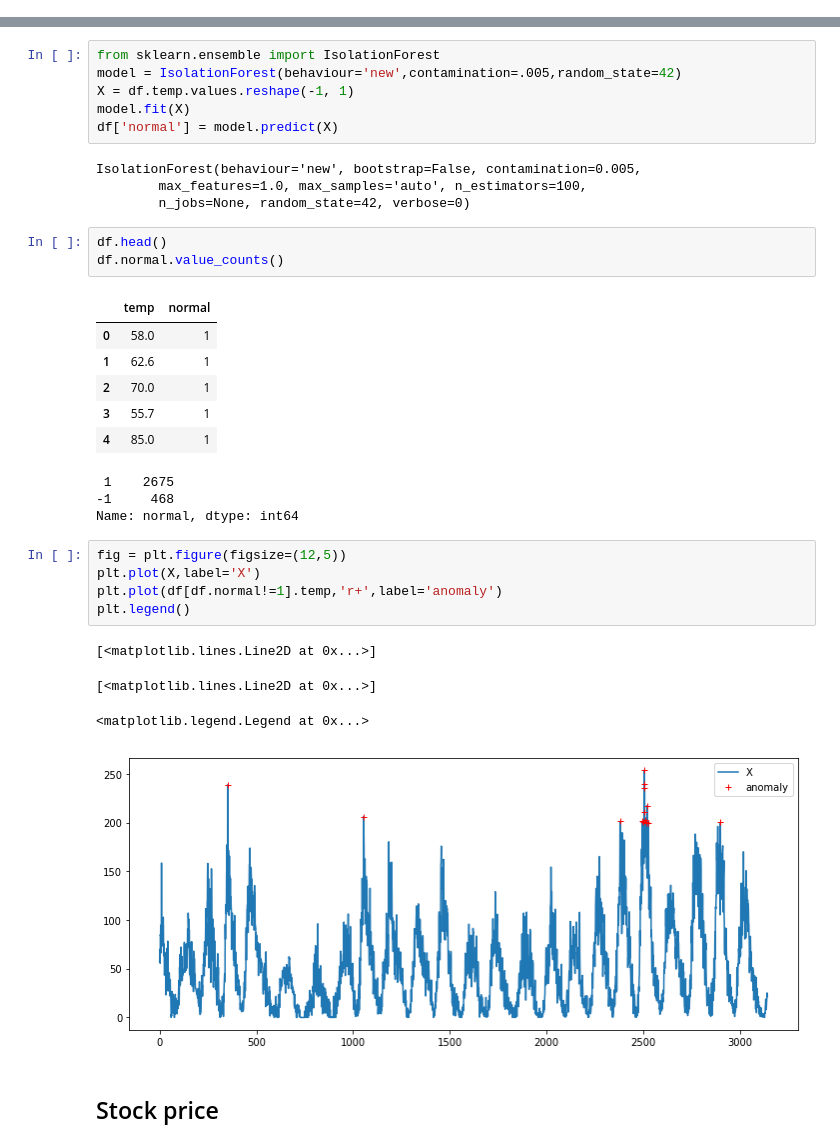
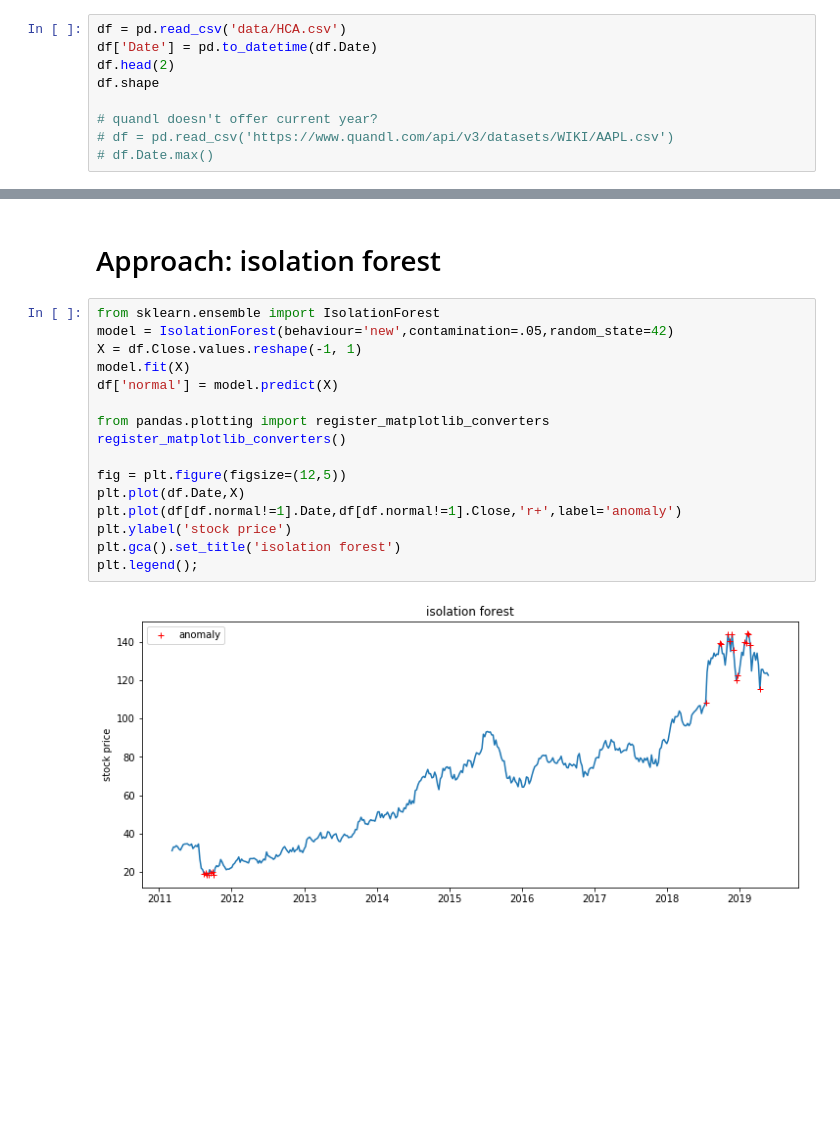
Before and after one commit to mondayn/py, a Jupyter notebook: anomalies.ipynb, the cells around one changed output, grey strips where cells are left out. Cells and saved outputs as stored; diff of their text form; blank space fills up the shorter version.

```diff
--- a/anomalies.ipynb
+++ b/anomalies.ipynb
@@ -32,0 +13,9 @@ df.plot(figsize=(12,6))
+# %%
+df = pd.read_csv('data/HCA.csv')
+df['Date'] = pd.to_datetime(df.Date)
+df.head(2)
+df.shape
+
+# quandl doesn't offer current year?
+# df = pd.read_csv('https://www.quandl.com/api/v3/datasets/WIKI/AAPL.csv')
+# df.Date.max()
@@ -33,35 +27,20 @@ df.plot(figsize=(12,6))
+# %% [markdown]
+# Approach: isolation forest
 # %%
 from sklearn.ensemble import IsolationForest
-model = IsolationForest(behaviour='new',contamination=.005,random_state=42)
-X = df.temp.values.reshape(-1, 1)
+model = IsolationForest(behaviour='new',contamination=.05,random_state=42)
+X = df.Close.values.reshape(-1, 1)
 model.fit(X)
 df['normal'] = model.predict(X)
+
+from pandas.plotting import register_matplotlib_converters
+register_matplotlib_converters()
+
+fig = plt.figure(figsize=(12,5))
+plt.plot(df.Date,X)
+plt.plot(df[df.normal!=1].Date,df[df.normal!=1].Close,'r+',label='anomaly')
+plt.ylabel('stock price')
+plt.gca().set_title('isolation forest')
+plt.legend();
 # %% [output]
-IsolationForest(behaviour='new', bootstrap=False, contamination=0.005,
-        max_features=1.0, max_samples='auto', n_estimators=100,
-        n_jobs=None, random_state=42, verbose=0)
+[figure, added]
-# %%
-df.head()
-df.normal.value_counts()
-# %% [output]
-|  | temp | normal |
-| 0 | 58.0 | 1 |
-| 1 | 62.6 | 1 |
-| 2 | 70.0 | 1 |
-| 3 | 55.7 | 1 |
-| 4 | 85.0 | 1 |
- 1    2675
--1     468
-Name: normal, dtype: int64
-# %%
-fig = plt.figure(figsize=(12,5))
-plt.plot(X,label='X')
-plt.plot(df[df.normal!=1].temp,'r+',label='anomaly')
-plt.legend()
-# %% [output]
-[<matplotlib.lines.Line2D at 0x...>]
-[<matplotlib.lines.Line2D at 0x...>]
-<matplotlib.legend.Legend at 0x...>
-[figure, removed]
-# %% [markdown]
-## Stock price
```
Also changed, not shown: parts of 21 cells of this notebook.
